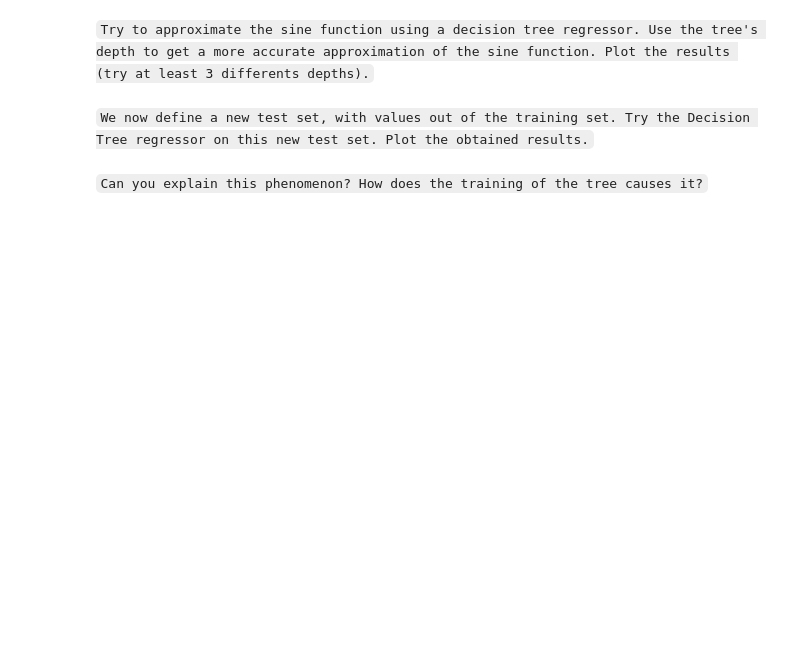
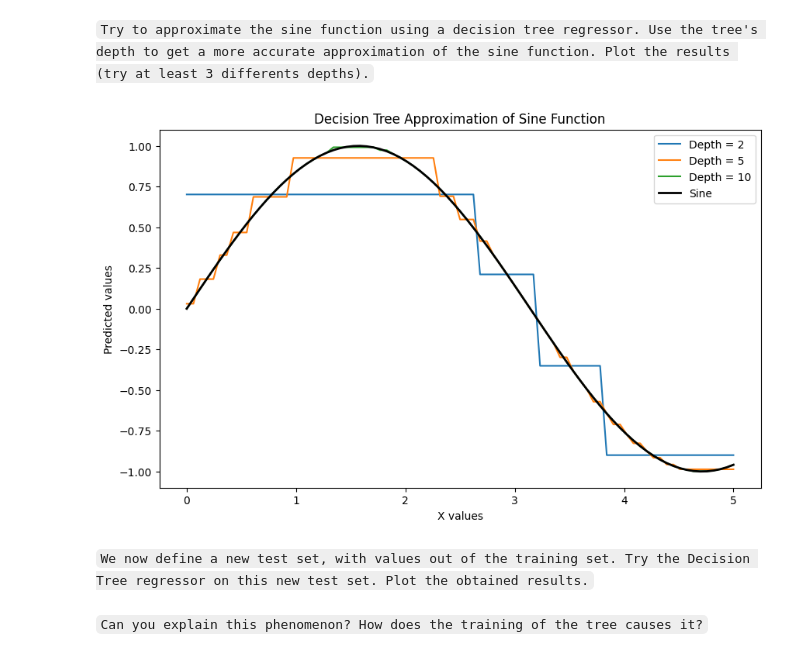
Before and after one commit to Avraham2489/DS_trainnig, a Jupyter notebook: intro/supervised/exercise/exercise_4_supervised_learning.ipynb, the cells around one changed output. Cells and saved outputs as stored; diff of their text form; code cells hidden in the pictures; blank space fills up the shorter version.

Commit message:
finish_supervised_notebook

````diff
--- a/intro/supervised/exercise/exercise_4_supervised_learning.ipynb
+++ b/intro/supervised/exercise/exercise_4_supervised_learning.ipynb
@@ -367,3 +367,12 @@ Accuracy of KNN model: 0.34891944990176815
 ```In this part we will explore the concept of model stacking: that is, training a model, the combining model, on the outputs of several other models. Hence, the stacking method has two steps: first we train our models, and than we train the combining model using the outputs of those models.```
 # %% [markdown]
 ```In the setting of stacking models it is very important to train the several models on one segment of the data and train the combining model on another segment. Hence, start by splitting the data to 3 segments: train_1 segment, 35% of the data, train_2 segment, 35% of the data, and test segment, the last 30% of the data.```
+# %%
+df = pd.read_csv('c:/Users/user/Desktop/DStrainig/intro/supervised/insurance_fixed.csv')
+
+X = df.drop(['Response'], axis=1)
+Y = df['Response']
+
+X_train, X_test, Y_train, Y_test = train_test_split(X, Y, train_size=0.7, test_size=0.3, random_state=42)
+
+X_train_1, X_train_2, Y_train_1, Y_train_2 = train_test_split(X_train, Y_train, train_size=0.5, test_size=0.5, random_state=42)
@@ -394,6 +553,27 @@ X_test = np.arange(0.0, 5.0, 0.01)[:, np.newaxis]
 # %% [markdown]
 `Try to approximate the sine function using a decision tree regressor.
 Use the tree's depth to get a more accurate approximation of the sine function. Plot the results (try at least 3 differents depths).`
+# %%
+depth_values = [2, 5, 10]
+
+plt.figure(figsize=(10, 6))
+
+for depth in depth_values:
+    model = DecisionTreeRegressor(max_depth=depth)
+    model.fit(X, y)
+    y_pred = model.predict(X)
+    plt.plot(X, y_pred, label=f"Depth = {depth}")
+
+plt.plot(X, y, label="Sine", color='black', linewidth=2)
+
+plt.title('Decision Tree Approximation of Sine Function')
+plt.xlabel('X values')
+plt.ylabel('Predicted values')
+plt.legend()
+
+plt.show()
+# %% [output]
+[figure, added]
 # %% [markdown]
 `We now define a new test set, with values out of the training set.
 Try the Decision Tree regressor on this new test set.
````
Also changed, not shown: parts of 14 cells of this notebook.
